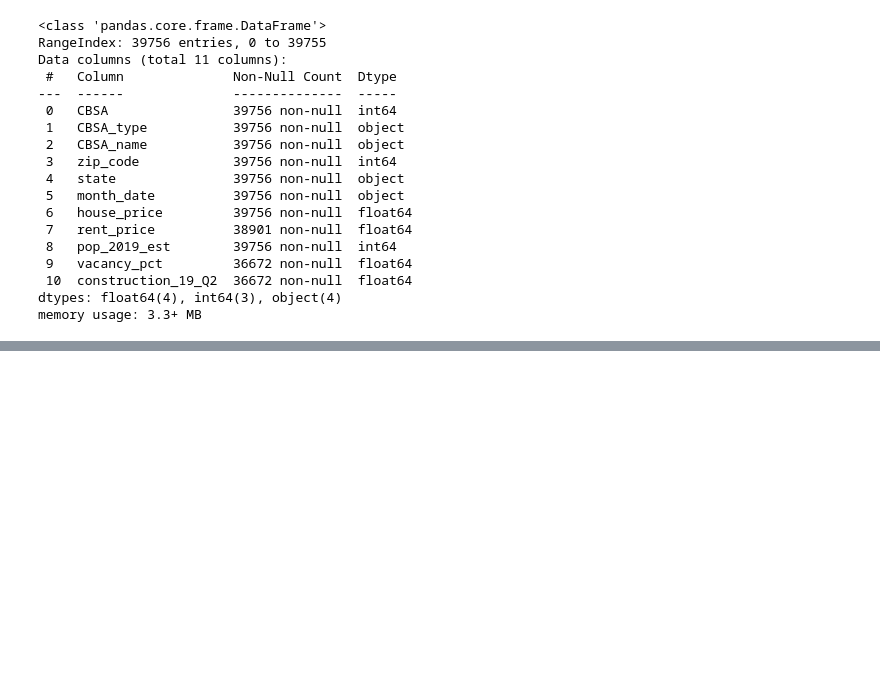
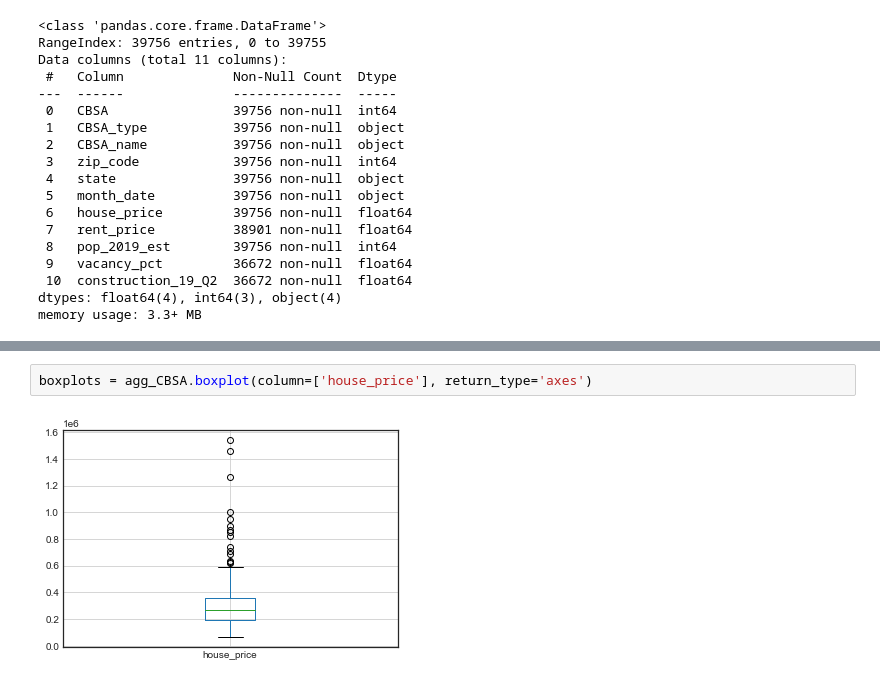
Before and after one commit to paultanger/realty-markets-analyzer, a Jupyter notebook: notebooks/aggregation.ipynb, the cells around one changed output, grey strips where cells are left out. Drawn from its saved outputs; the diff is of its cells as text; blank space fills up the shorter version.

```diff
--- a/notebooks/aggregation.ipynb
+++ b/notebooks/aggregation.ipynb
@@ -126,0 +306,4 @@ agg_zip = data_to_agg.groupby('zip_code')
+# %%
+boxplots = agg_CBSA.boxplot(column=['house_price'], return_type='axes')
+# %% [output]
+[figure, added]
```
Also changed, not shown: parts of 31 cells of this notebook, 1 other file.
